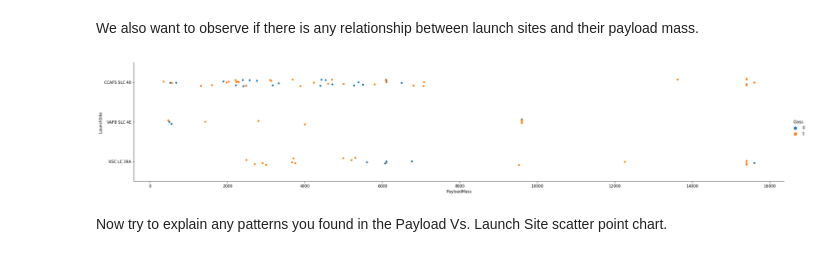
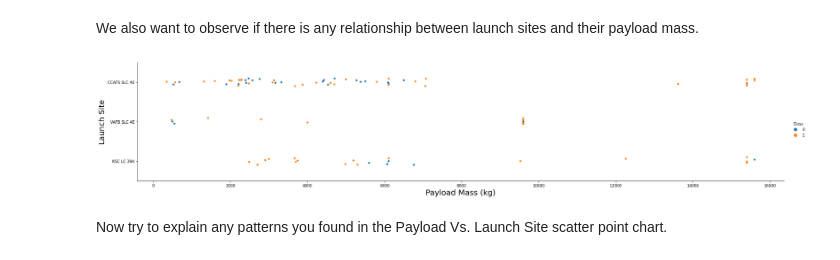
Before and after one commit to blaine-d-smith/IBM-DS0720EN-Data-Science-and-Machine-Learning-Capstone-Project, a Jupyter notebook: 5_EDA_With_Visualization_SpaceX.ipynb, the cells around one changed output. Cells and saved outputs as stored; diff of their text form; code cells hidden in the pictures.

```diff
--- a/5_EDA_With_Visualization_SpaceX.ipynb
+++ b/5_EDA_With_Visualization_SpaceX.ipynb
@@ -97,9 +99,11 @@ We also want to observe if there is any relationship between launch sites and th
 # %%
 # Plot a scatter point chart with x axis to be Pay Load Mass (kg) and y axis to be the launch site, and hue to be the class value
 sns.catplot(y="LaunchSite", x="PayloadMass", hue="Class", data=df, aspect = 5)
+plt.ylabel("Launch Site",fontsize=20)
+plt.xlabel("Payload Mass (kg)",fontsize=20)
 plt.show()
 # %% [output]
-[figure, old version]
+[figure, new version]
 # %% [markdown]
 Now try to explain any patterns you found in the Payload Vs. Launch Site scatter point chart.
 # %% [markdown]
```
Also changed, not shown: parts of 6 cells of this notebook.
